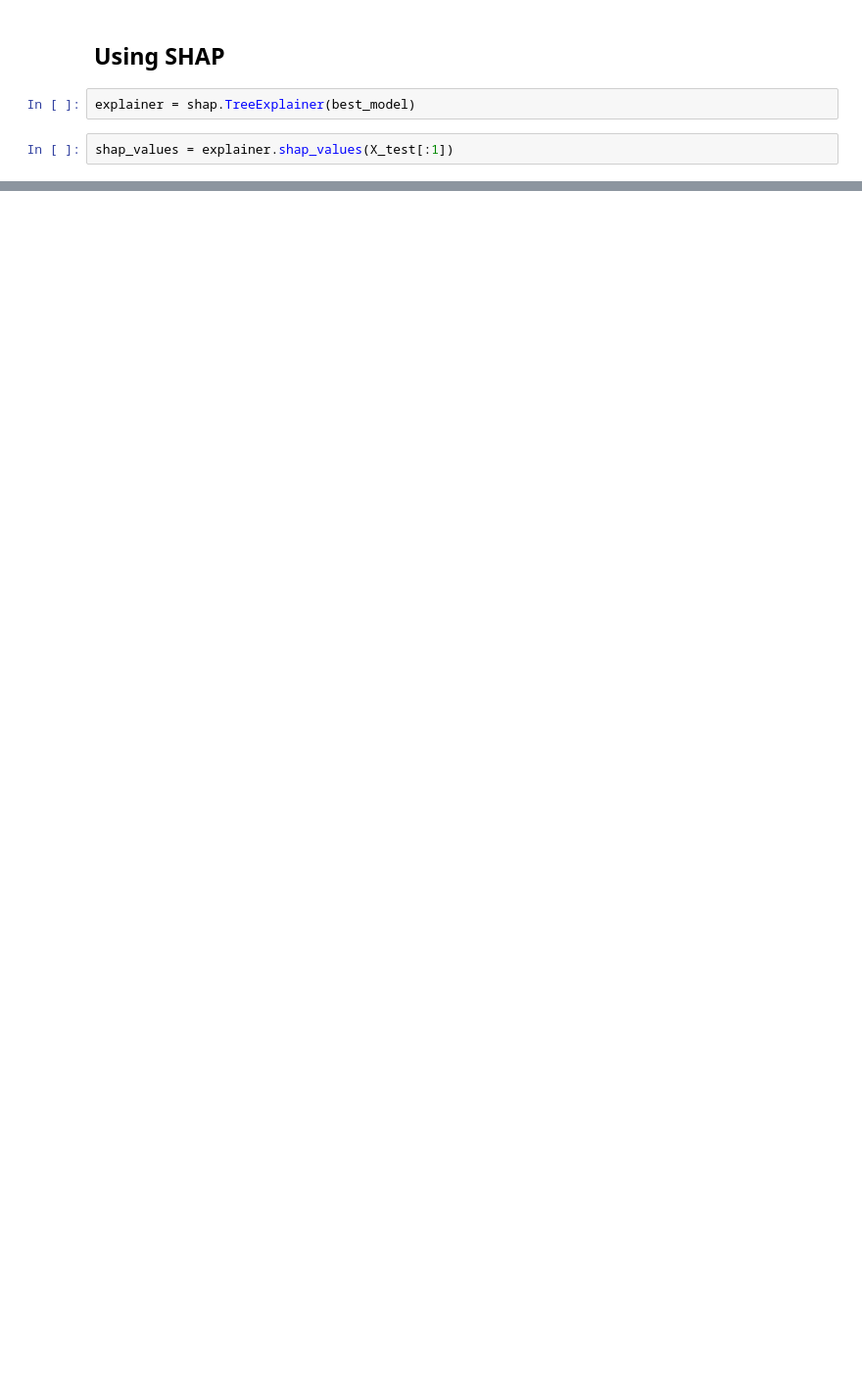
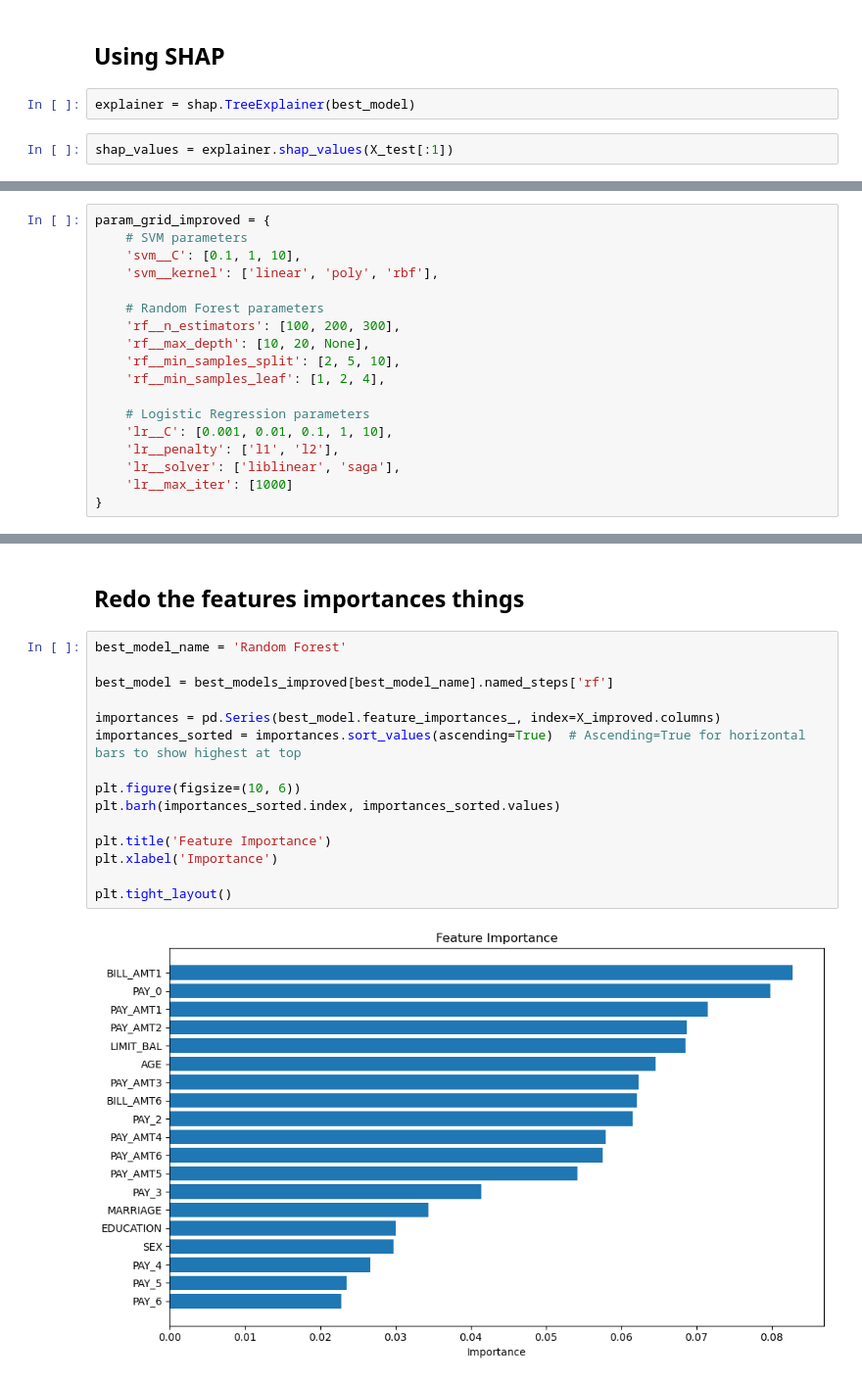
Before and after one commit to TomMarti/machln-fraud-detection, a Jupyter notebook: defaultofpaymentprediction.ipynb, the cells around one changed output, grey strips where cells are left out. Shown: that part at 98% size. Cells and saved outputs as stored; diff of their text form; blank space fills up the shorter version.

```diff
--- a/defaultofpaymentprediction.ipynb
+++ b/defaultofpaymentprediction.ipynb
@@ -353,0 +426,18 @@ Not balanced, need to be improved, SMOTE ? what manner. Grouping features correl
+# %%
+param_grid_improved = {
+    # SVM parameters
+    'svm__C': [0.1, 1, 10],
+    'svm__kernel': ['linear', 'poly', 'rbf'],
+
+    # Random Forest parameters
+    'rf__n_estimators': [100, 200, 300],
+    'rf__max_depth': [10, 20, None],
+    'rf__min_samples_split': [2, 5, 10],
+    'rf__min_samples_leaf': [1, 2, 4],
+
+    # Logistic Regression parameters
+    'lr__C': [0.001, 0.01, 0.1, 1, 10],
+    'lr__penalty': ['l1', 'l2'],
+    'lr__solver': ['liblinear', 'saga'],
+    'lr__max_iter': [1000]
+}
@@ -353,0 +573,19 @@ Not balanced, need to be improved, SMOTE ? what manner. Grouping features correl
+# %% [markdown]
+## Redo the features importances things
+# %%
+best_model_name = 'Random Forest'
+
+best_model = best_models_improved[best_model_name].named_steps['rf']
+
+importances = pd.Series(best_model.feature_importances_, index=X_improved.columns)
+importances_sorted = importances.sort_values(ascending=True)  # Ascending=True for horizontal bars to show highest at top
+
+plt.figure(figsize=(10, 6))
+plt.barh(importances_sorted.index, importances_sorted.values)
+
+plt.title('Feature Importance')
+plt.xlabel('Importance')
+
+plt.tight_layout()
+# %% [output]
+[figure, added]
```
Also changed, not shown: parts of 24 cells of this notebook, 1 other file.
